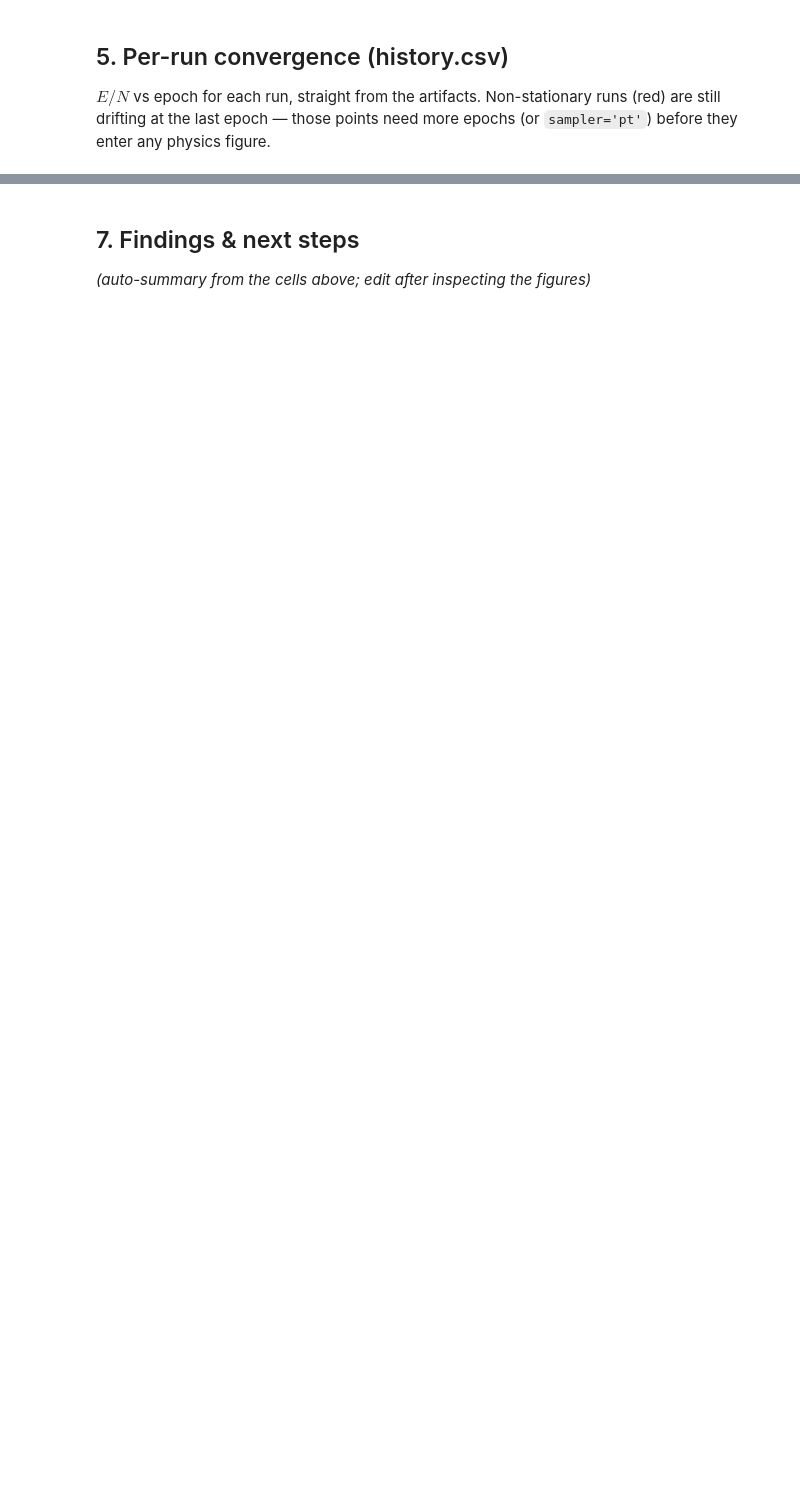
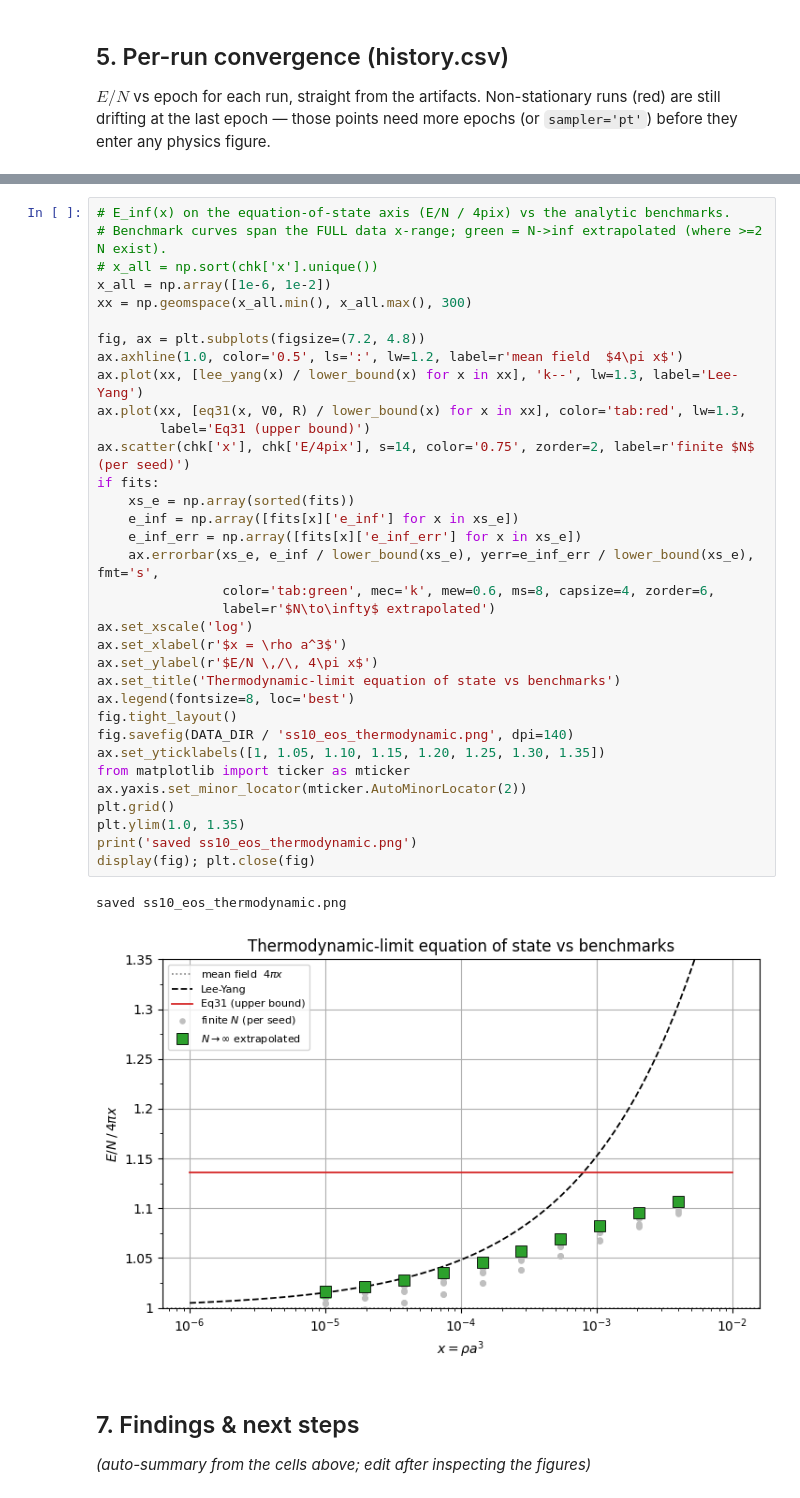
Before and after one commit to pfargas/qvarnet, a Jupyter notebook: soft_sphere_gas/analysis.ipynb, the cells around one changed output, grey strips where cells are left out. Cells and saved outputs as stored; diff of their text form; blank space fills up the shorter version.

```diff
--- a/soft_sphere_gas/analysis.ipynb
+++ b/soft_sphere_gas/analysis.ipynb
@@ -255,3 +305,40 @@ display(fig); plt.close(fig)
+# %%
+# E_inf(x) on the equation-of-state axis (E/N / 4pix) vs the analytic benchmarks.
+# Benchmark curves span the FULL data x-range; green = N->inf extrapolated (where >=2 N exist).
+# x_all = np.sort(chk['x'].unique())
+x_all = np.array([1e-6, 1e-2])
+xx = np.geomspace(x_all.min(), x_all.max(), 300)
+
+fig, ax = plt.subplots(figsize=(7.2, 4.8))
+ax.axhline(1.0, color='0.5', ls=':', lw=1.2, label=r'mean field  $4\pi x$')
+ax.plot(xx, [lee_yang(x) / lower_bound(x) for x in xx], 'k--', lw=1.3, label='Lee-Yang')
+ax.plot(xx, [eq31(x, V0, R) / lower_bound(x) for x in xx], color='tab:red', lw=1.3,
+        label='Eq31 (upper bound)')
+ax.scatter(chk['x'], chk['E/4pix'], s=14, color='0.75', zorder=2, label=r'finite $N$ (per seed)')
+if fits:
+    xs_e = np.array(sorted(fits))
+    e_inf = np.array([fits[x]['e_inf'] for x in xs_e])
+    e_inf_err = np.array([fits[x]['e_inf_err'] for x in xs_e])
+    ax.errorbar(xs_e, e_inf / lower_bound(xs_e), yerr=e_inf_err / lower_bound(xs_e), fmt='s',
+                color='tab:green', mec='k', mew=0.6, ms=8, capsize=4, zorder=6,
+                label=r'$N\to\infty$ extrapolated')
+ax.set_xscale('log')
+ax.set_xlabel(r'$x = \rho a^3$')
+ax.set_ylabel(r'$E/N \,/\, 4\pi x$')
+ax.set_title('Thermodynamic-limit equation of state vs benchmarks')
+ax.legend(fontsize=8, loc='best')
+fig.tight_layout()
+fig.savefig(DATA_DIR / 'ss10_eos_thermodynamic.png', dpi=140)
+ax.set_yticklabels([1, 1.05, 1.10, 1.15, 1.20, 1.25, 1.30, 1.35])
+from matplotlib import ticker as mticker
+ax.yaxis.set_minor_locator(mticker.AutoMinorLocator(2))
+plt.grid()
+plt.ylim(1.0, 1.35)
+print('saved ss10_eos_thermodynamic.png')
+display(fig); plt.close(fig)
+# %% [output]
+saved ss10_eos_thermodynamic.png
+[figure, added]
 # %% [markdown]
 ## 7. Findings & next steps
 
```
Also changed, not shown: parts of 12 cells of this notebook, 1 other file.
